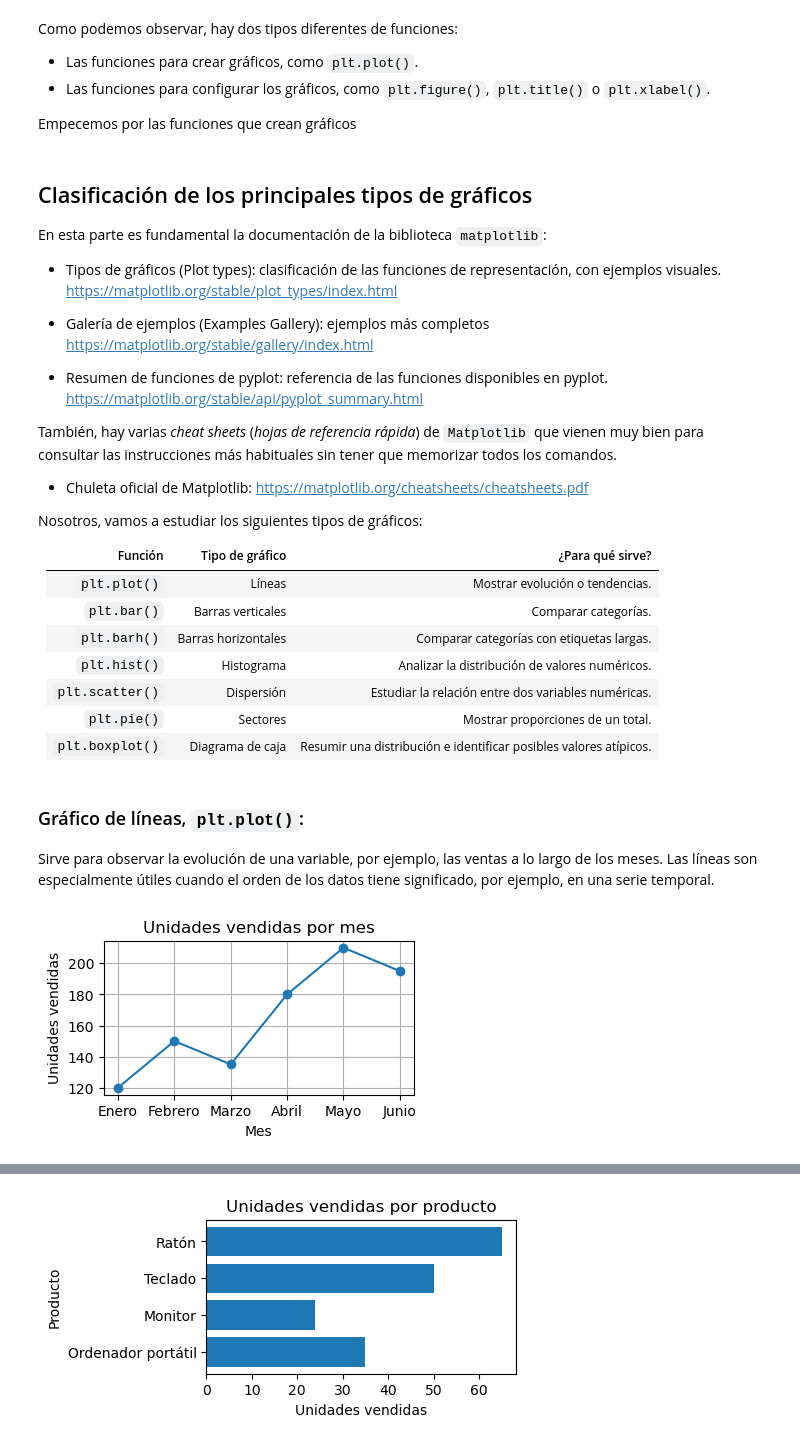
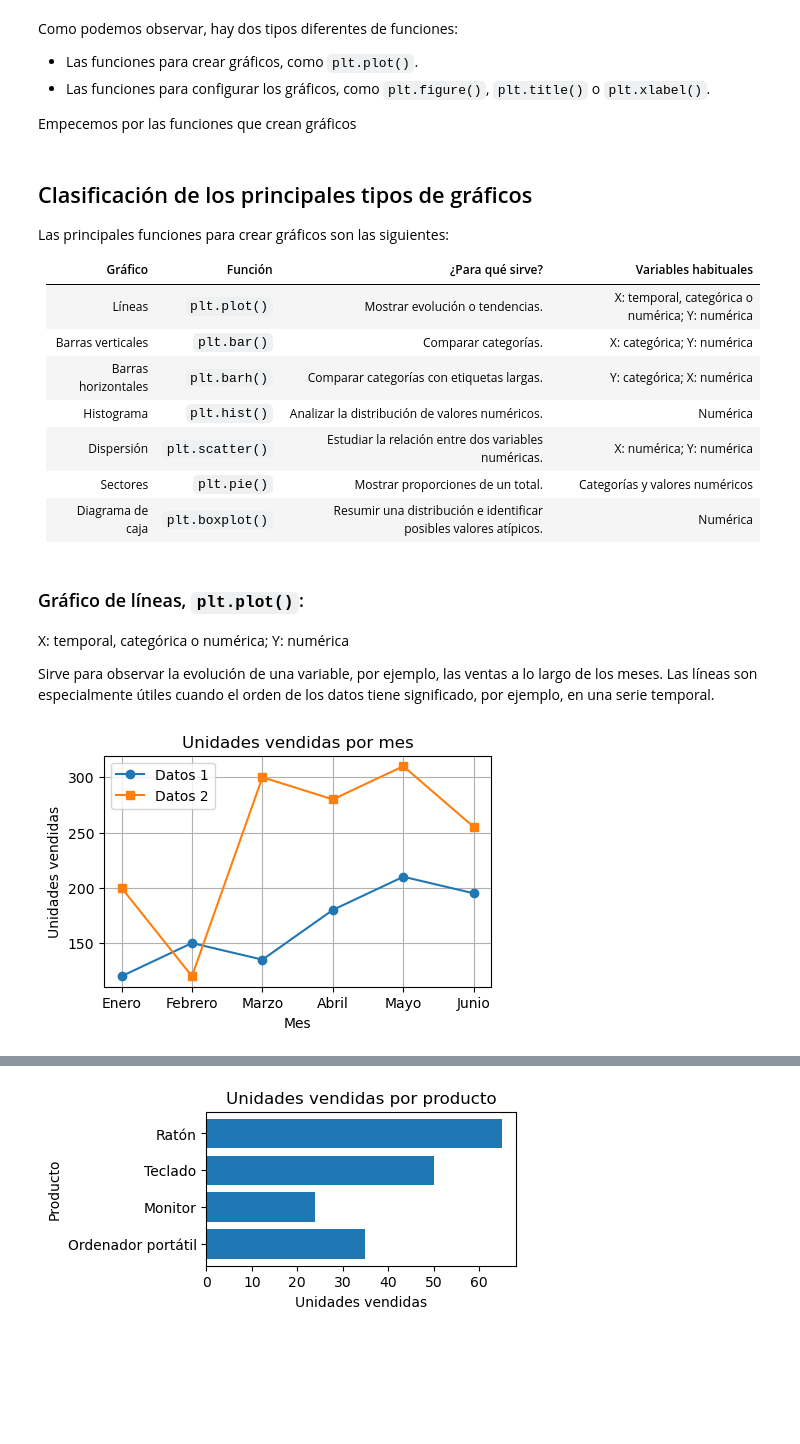
Before and after one commit to soesteve/Programming-in-Data-Science, a Jupyter notebook: 7_Visualizacion.ipynb, the cells around one changed output, grey strips where cells are left out. Saved outputs shown, nothing was run; the diff lists cells and outputs as text; code cells hidden in the pictures; blank space fills up the shorter version.

```diff
--- a/7_Visualizacion.ipynb
+++ b/7_Visualizacion.ipynb
@@ -116,47 +116,53 @@ Empecemos por las funciones que crean gráficos
 # %% [markdown]
 ## Clasificación de los principales tipos de gráficos
 
-En esta parte es fundamental la documentación de la biblioteca `matplotlib`:
+Las principales funciones para crear gráficos son las siguientes:
 
-
-
-- Tipos de gráficos (Plot types): clasificación de las funciones de representación, con ejemplos visuales. https://matplotlib.org/stable/plot_types/index.html
-
-- Galería de ejemplos (Examples Gallery): ejemplos más completos https://matplotlib.org/stable/gallery/index.html
-
-- Resumen de funciones de pyplot: referencia de las funciones disponibles en pyplot.  https://matplotlib.org/stable/api/pyplot_summary.html
-
-También, hay varias *cheat sheets* (*hojas de referencia rápida*) de `Matplotlib` que vienen muy bien para consultar las instrucciones más habituales sin tener que memorizar todos los comandos.
-
-- Chuleta oficial de Matplotlib: https://matplotlib.org/cheatsheets/cheatsheets.pdf
-
-Nosotros, vamos a estudiar los siguientes tipos de gráficos:
-
-| Función | Tipo de gráfico | ¿Para qué sirve? |
-|---|---|---|
-| `plt.plot()` | Líneas | Mostrar evolución o tendencias. |
-| `plt.bar()` | Barras verticales | Comparar categorías. |
-| `plt.barh()` | Barras horizontales | Comparar categorías con etiquetas largas. |
-| `plt.hist()` | Histograma | Analizar la distribución de valores numéricos. |
-| `plt.scatter()` | Dispersión | Estudiar la relación entre dos variables numéricas. |
-| `plt.pie()` | Sectores | Mostrar proporciones de un total. |
-| `plt.boxplot()` | Diagrama de caja | Resumir una distribución e identificar posibles valores atípicos. |
+| Gráfico | Función | ¿Para qué sirve? | Variables habituales |
+|---|---|---|---|
+| Líneas | `plt.plot()` |  Mostrar evolución o tendencias. |X: temporal, categórica o numérica; Y: numérica|
+| Barras verticales | `plt.bar()` |  Comparar categorías. | X: categórica; Y: numérica |
+| Barras horizontales | `plt.barh()` |  Comparar categorías con etiquetas largas. | Y: categórica; X: numérica |
+| Histograma | `plt.hist()`  | Analizar la distribución de valores numéricos. | Numérica |
+| Dispersión  | `plt.scatter()`  | Estudiar la relación entre dos variables numéricas. | X: numérica; Y: numérica|
+| Sectores  | `plt.pie()` | Mostrar proporciones de un total. | Categorías y valores numéricos |
+| Diagrama de caja  | `plt.boxplot()`  | Resumir una distribución e identificar posibles valores atípicos. | Numérica |
 # %% [markdown]
 ### Gráfico de líneas, `plt.plot()`:
-
+X: temporal, categórica o numérica; Y: numérica
 
 Sirve para observar la evolución de una variable, por ejemplo, las ventas a lo largo de los meses.
 Las líneas son especialmente útiles cuando el orden de los datos tiene significado, por ejemplo, en una serie temporal.
 # %%
-plt.figure(figsize=(4, 2))
-plt.plot(df["Mes"], df["Unidades"], marker="o")
+import pandas as pd
+
+datos1 = {
+    "Mes": ["Enero", "Febrero", "Marzo", "Abril", "Mayo", "Junio"],
+    "Unidades": [120, 150, 135, 180, 210, 195],
+    "Ingresos": [2400, 3000, 2700, 3600, 4200, 3900]
+}
+
+df1 = pd.DataFrame(datos1)
+
+datos2 = {
+    "Mes": ["Enero", "Febrero", "Marzo", "Abril", "Mayo", "Junio"],
+    "Unidades": [200, 120, 300, 280, 310, 255],
+    "Ingresos": [2900, 2000, 2800, 2600, 3200, 3600]
+}
+
+df2 = pd.DataFrame(datos2)
+
+plt.figure(figsize=(5, 3))
+plt.plot(df1["Mes"], df1["Unidades"], marker="o", label="Datos 1")
+plt.plot(df2["Mes"], df2["Unidades"], marker="s", label="Datos 2")
 plt.title("Unidades vendidas por mes")
 plt.xlabel("Mes")
 plt.ylabel("Unidades vendidas")
+plt.legend()
 plt.grid(True)
 plt.show()
 # %% [output]
-[figure, old version]
+[figure, new version]
 # %% [markdown]
 **Interpretación:** cada punto representa las ventas de un mes. Las líneas ayudan a ver tendencias y cambios.
 
```
Also changed, not shown: parts of 20 cells of this notebook, 3 other files.
